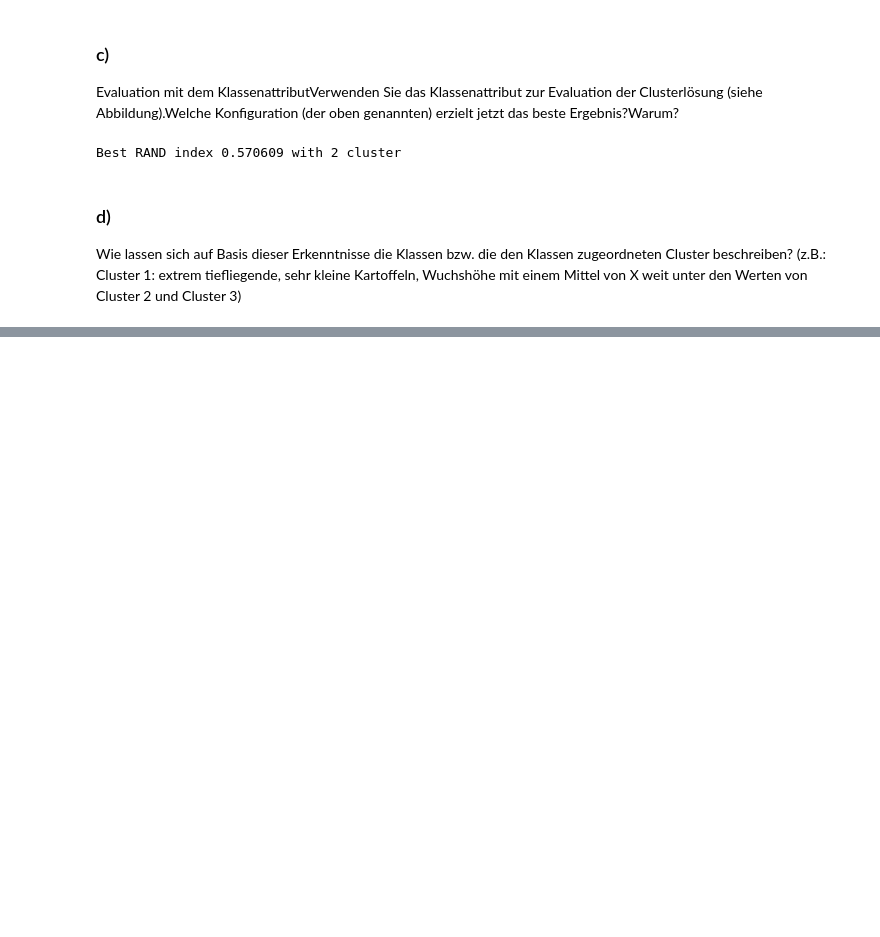
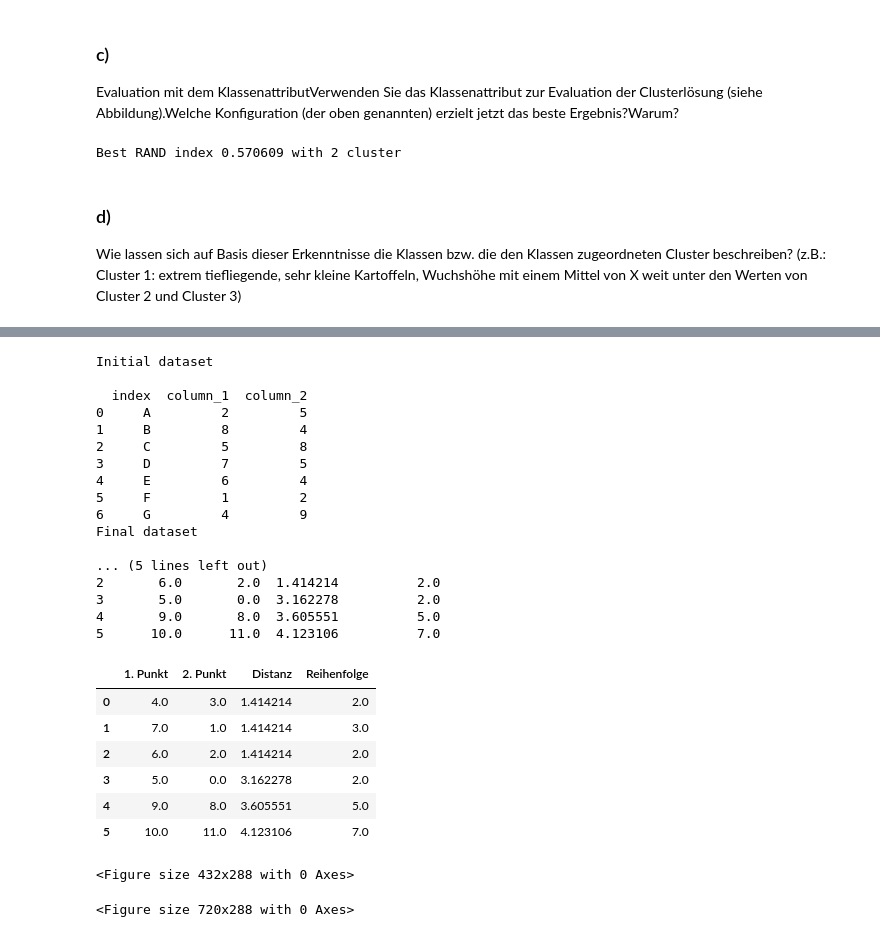
Before and after one commit to Wirtschaftsinformatik/DataMining, a Jupyter notebook: BI/Homework/Homework 3.ipynb, the cells around one changed output, grey strips where cells are left out. Drawn from its saved outputs; the diff is of its cells as text; code cells hidden in the pictures; blank space fills up the shorter version.

```diff
--- a/BI/Homework/Homework 3.ipynb
+++ b/BI/Homework/Homework 3.ipynb
@@ -261,0 +260,57 @@ jeweils zu erkennen sind.
+# %%
+import pandas as pd
+from sklearn.cluster import AgglomerativeClustering
+from scipy.cluster.hierarchy import dendrogram, linkage
+from matplotlib import pyplot as plt
+
+df = pd.DataFrame({
+	'index': ["A", "B", "C", "D", "E", "F", "G"],
+	'column_1': [2, 8, 5, 7, 6, 1, 4],
+	'column_2': [5, 4, 8, 5, 4, 2, 9]
+    # 'column_1': ["2", "8", "5", "7", "6", "1", "4"],
+	# 'column_2': ["5", "4", "8", "5", "4", "2", "9"]
+})
+print('Initial dataset\n')
+print(df)
+df = df.set_index('index')
+
+print('Final dataset\n')
+# agnes = AgglomerativeClustering(n_clusters=4,compute_distances=True, affinity="euclidean", linkage='complete').fit(df)
+# print(agnes.distances_)
+Z = linkage(df, method='complete', optimal_ordering=True)
+col_labels=["1. Punkt","2. Punkt", "Distanz", "Reihenfolge"]
+print('Linkage matrix\n')
+print(pd.DataFrame(Z, columns=col_labels))
+
+plt.clf()
+plt.figure(2, figsize=(10, 4))
+df['name'] = df.index
+col_labels=["1. Punkt","2. Punkt", "Distanz", "Reihenfolge"]
+pd.DataFrame(Z, columns=col_labels)
+# %% [output]
+Initial dataset
+
+  index  column_1  column_2
+0     A         2         5
+1     B         8         4
+2     C         5         8
+3     D         7         5
+4     E         6         4
+5     F         1         2
+6     G         4         9
+Final dataset
+
+... (5 lines left out)
+2       6.0       2.0  1.414214          2.0
+3       5.0       0.0  3.162278          2.0
+4       9.0       8.0  3.605551          5.0
+5      10.0      11.0  4.123106          7.0
+|  | 1. Punkt | 2. Punkt | Distanz | Reihenfolge |
+| 0 | 4.0 | 3.0 | 1.414214 | 2.0 |
+| 1 | 7.0 | 1.0 | 1.414214 | 3.0 |
+| 2 | 6.0 | 2.0 | 1.414214 | 2.0 |
+| 3 | 5.0 | 0.0 | 3.162278 | 2.0 |
+| 4 | 9.0 | 8.0 | 3.605551 | 5.0 |
+| 5 | 10.0 | 11.0 | 4.123106 | 7.0 |
+<Figure size 432x288 with 0 Axes>
+<Figure size 720x288 with 0 Axes>
```
Also changed, not shown: parts of 8 cells of this notebook.
